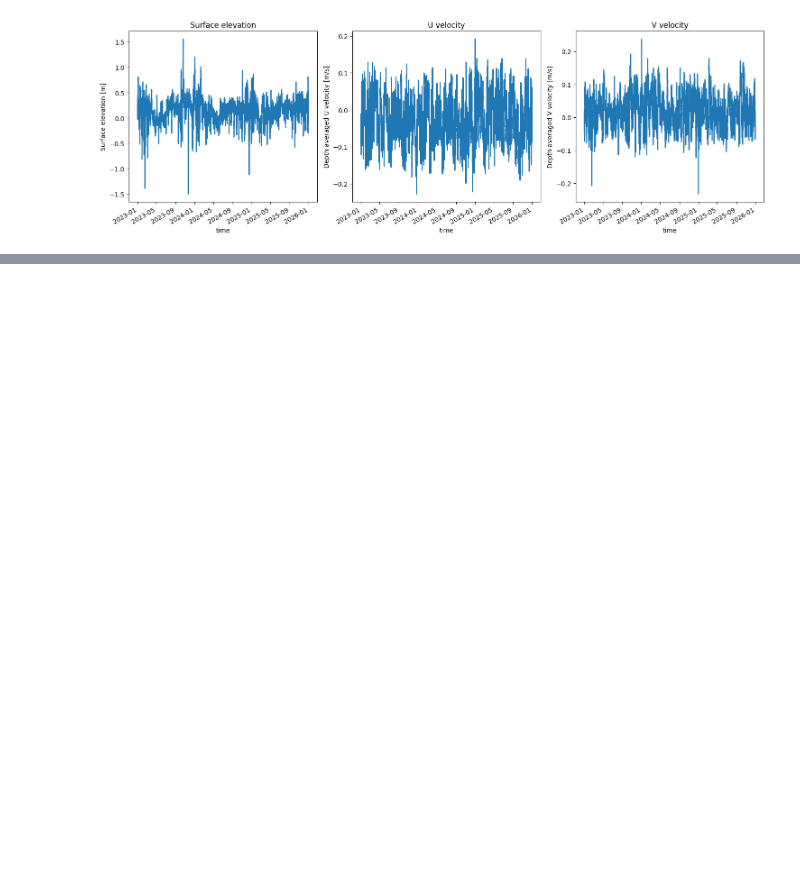
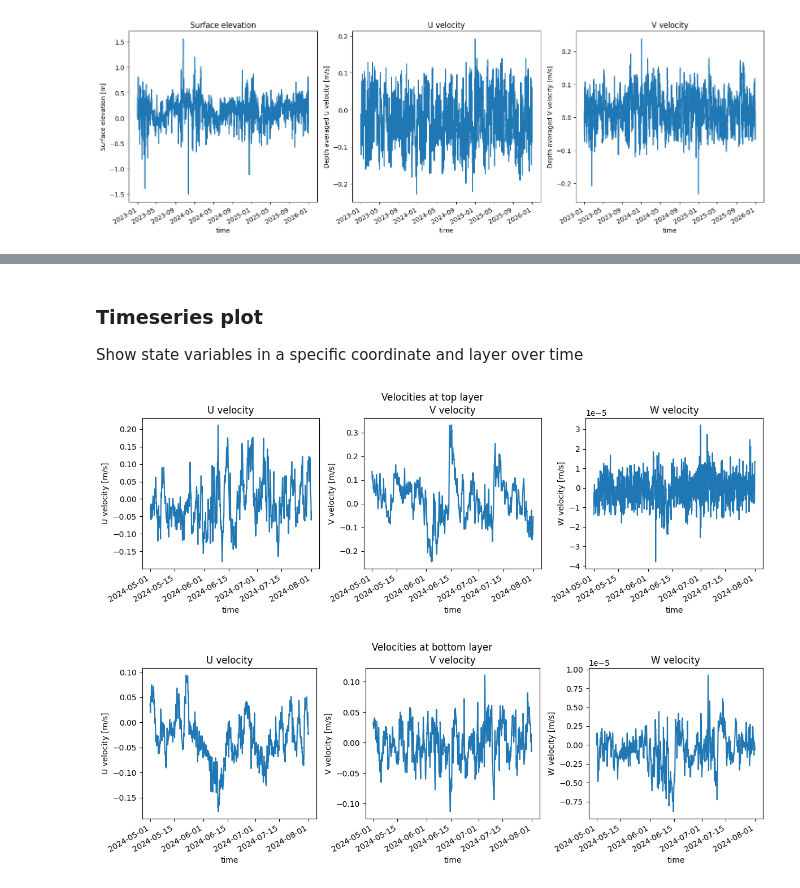
Before and after one commit to DHI/WaterBench-MIKE3HD-Oresund, a Jupyter notebook: code/explore_model_result_data.ipynb, the cells around one changed output, grey strips where cells are left out. Drawn from its saved outputs; the diff is of its cells as text; code cells hidden in the pictures; blank space fills up the shorter version.

```diff
--- a/code/explore_model_result_data.ipynb
+++ b/code/explore_model_result_data.ipynb
@@ -77,0 +145,26 @@ plt.show()
+# %% [markdown]
+### Timeseries plot
+Show state variables in a specific coordinate and layer over time
+# %%
+# Select spatial point and plot items
+p = (12.5, 55.5)
+fig,axs = plt.subplots(1,3, figsize=(12,4))
+ds3["U velocity"].sel(x=p[0],y=p[1],layers="top").plot(ax=axs[0],title="U velocity")
+ds3["V velocity"].sel(x=p[0],y=p[1],layers="top").plot(ax=axs[1],title="V velocity")
+ds3["W velocity"].sel(x=p[0],y=p[1],layers="top").plot(ax=axs[2],title="W velocity")
+plt.tight_layout()
+plt.suptitle("Velocities at top layer", y=1.02)
+plt.show()
+
+# Select spatial point and plot items
+p = (12.5, 55.5)
+fig,axs = plt.subplots(1,3, figsize=(12,4))
+ds3["U velocity"].sel(x=p[0],y=p[1],layers="bottom").plot(ax=axs[0],title="U velocity")
+ds3["V velocity"].sel(x=p[0],y=p[1],layers="bottom").plot(ax=axs[1],title="V velocity")
+ds3["W velocity"].sel(x=p[0],y=p[1],layers="bottom").plot(ax=axs[2],title="W velocity")
+plt.tight_layout()
+plt.suptitle("Velocities at bottom layer", y=1.02)
+plt.show()
+# %% [output]
+[figure, added]
+[figure, added]
```
Also changed, not shown: parts of 16 cells of this notebook.
